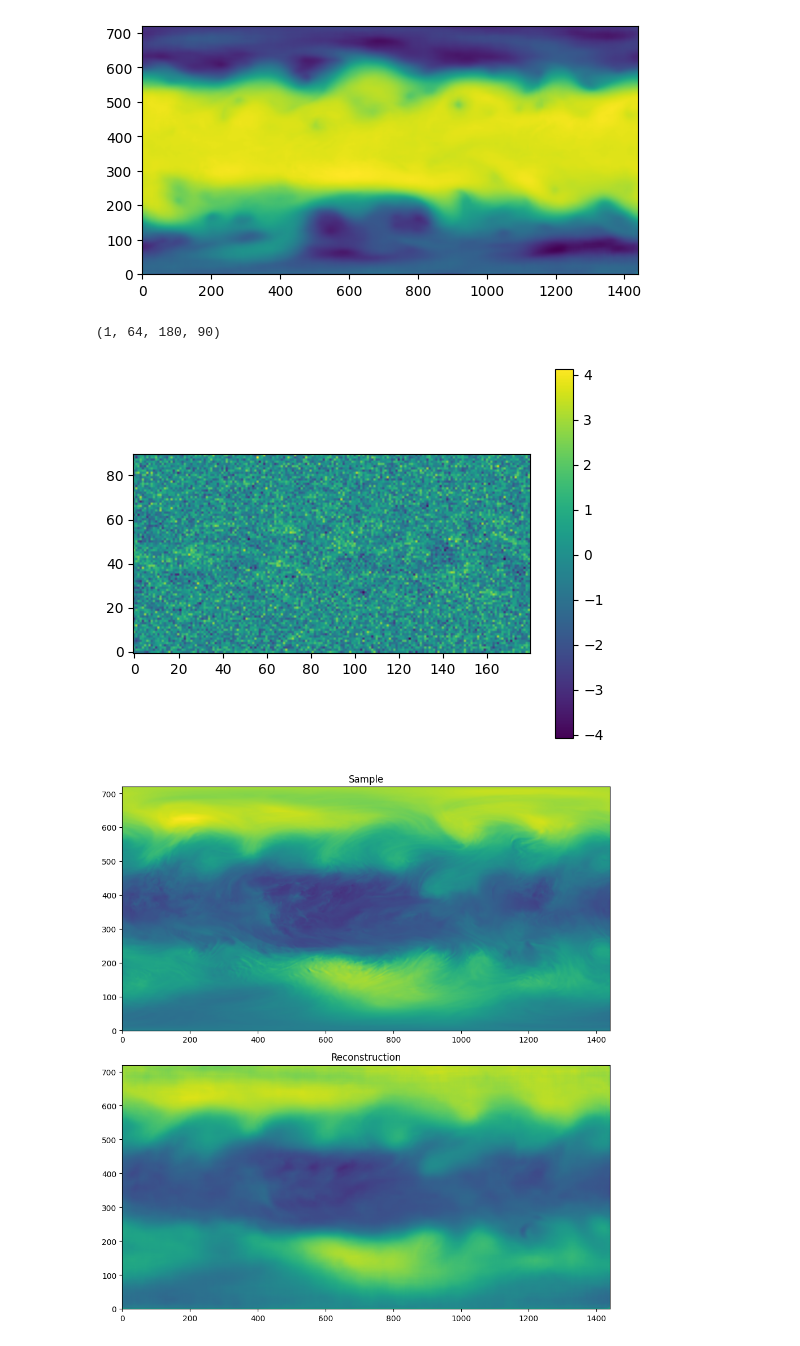
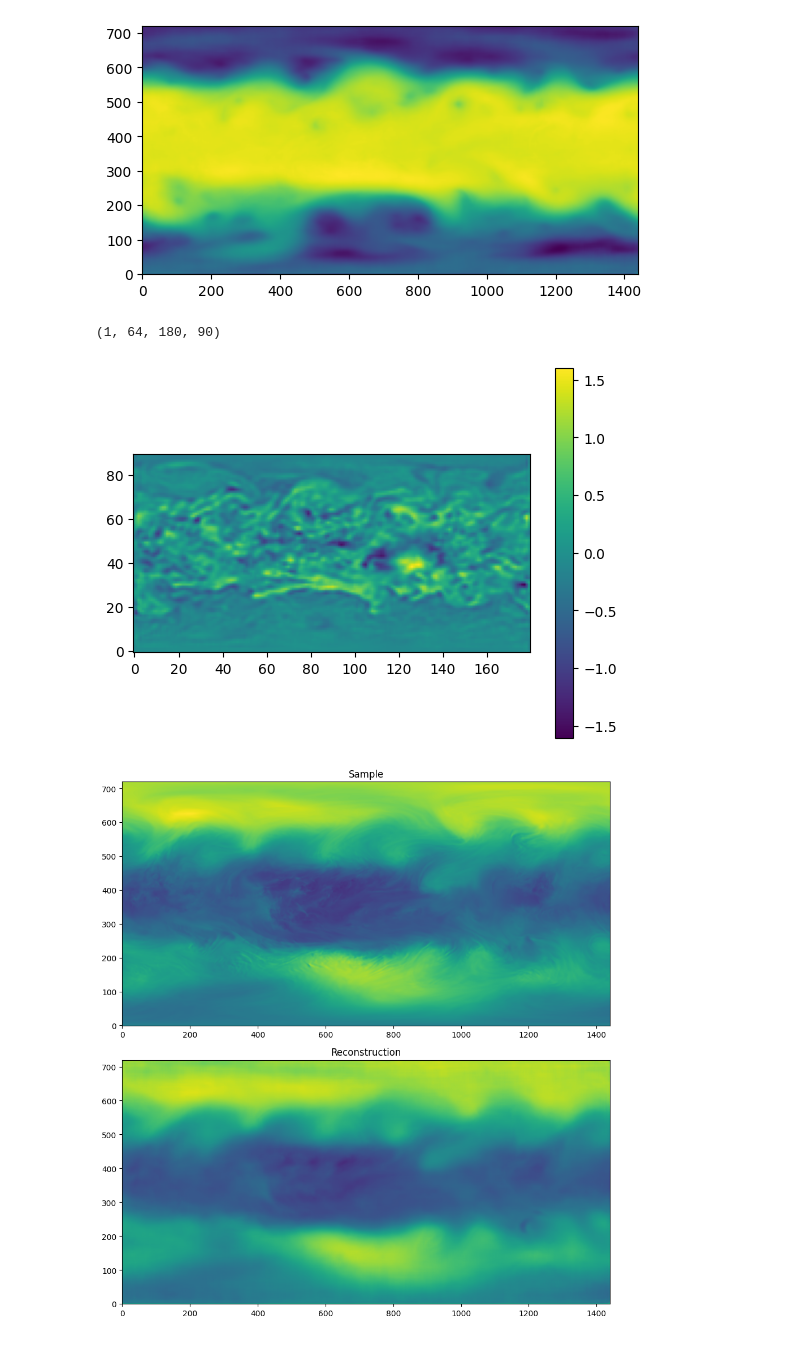
Before and after one commit to HendricSch/3d-vae, a Jupyter notebook: inference.ipynb, the cells around one changed output. Saved outputs shown, nothing was run; the diff lists cells and outputs as text; code cells hidden in the pictures.

```diff
--- a/inference.ipynb
+++ b/inference.ipynb
@@ -37,17 +38,17 @@ plt.imshow(geo[50].T, origin="lower")
 <matplotlib.image.AxesImage at 0x...>
 [figure]
 # %%
-latent = posterior.sample().cpu().numpy()
+latent = posterior.mean.cpu().numpy()
 
 print(latent.shape)
 
 plt.figure()
-plt.imshow(latent[0][31].T, origin="lower")
+plt.imshow(latent[0][0].T, origin="lower")
 plt.colorbar()
 plt.show()
 # %% [output]
 (1, 64, 180, 90)
-[figure, old version]
+[figure, new version]
 # %%
 geo_sample = sample.cpu()
 geo_rec = rec.cpu()
```
Also changed, not shown: parts of 1 cell of this notebook, 1 other file.
